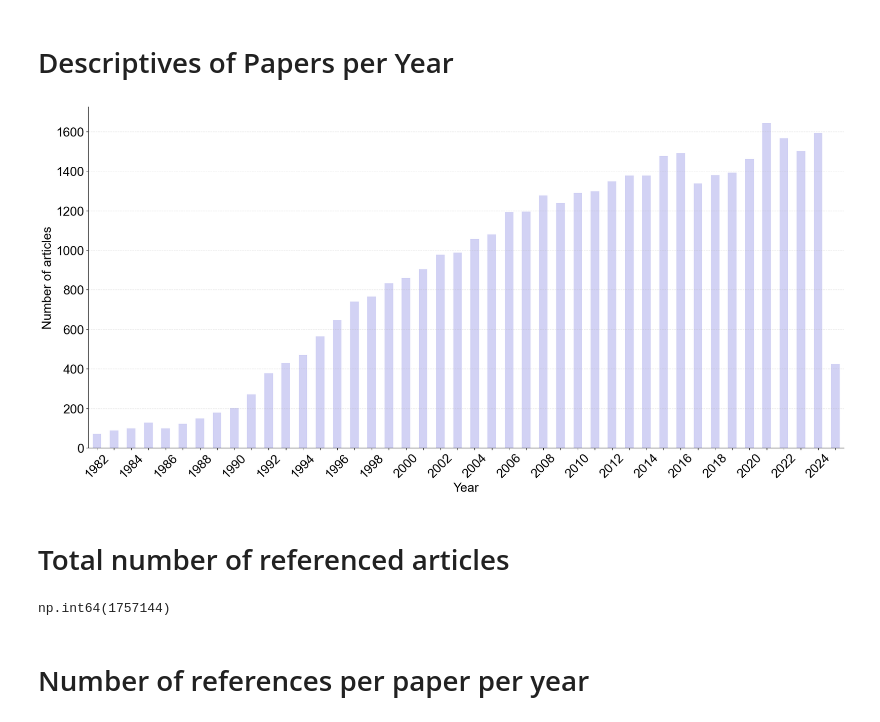
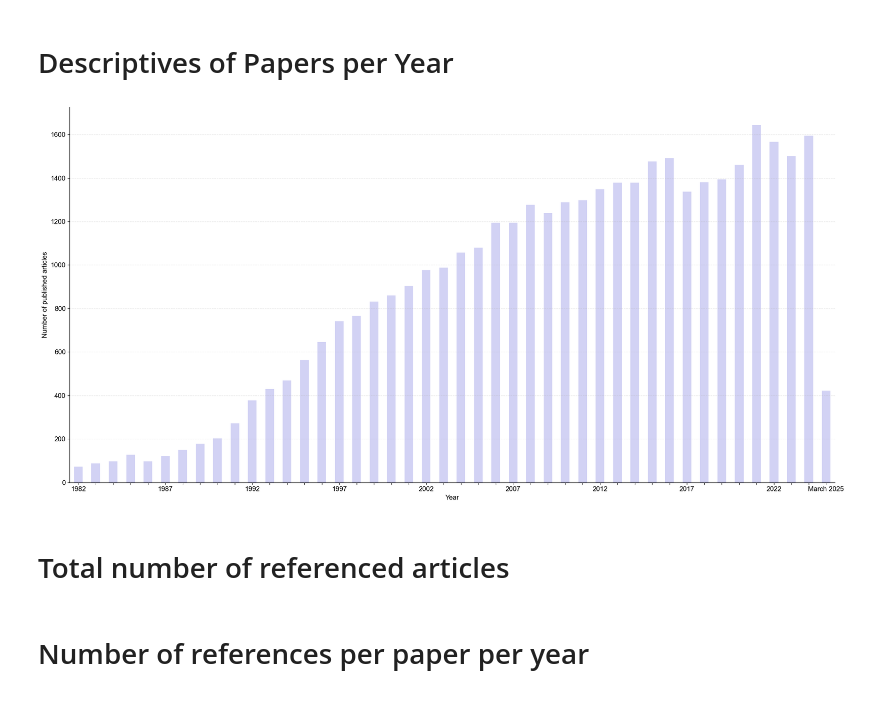
Before and after one commit to jarolim14/SSRI-Evolution, a Jupyter notebook: notebooks/06-DescriptiveStatistics.ipynb, the cells around one changed output. Cells and saved outputs as stored; diff of their text form; code cells hidden in the pictures.

```diff
--- a/notebooks/06-DescriptiveStatistics.ipynb
+++ b/notebooks/06-DescriptiveStatistics.ipynb
@@ -19,7 +19,7 @@ data_dir = os.getenv('DATA_DIR')
 src_dir = os.getenv('SRC_DIR')
 output_dir = os.getenv('OUTPUT_DIR')
 # %%
-p = data_dir + "/04-embeddings/2025/df_with_specter2_embeddings.pkl"
+p = data_dir + "/04-embeddings/df_with_specter2_embeddings.pkl"
 
 df = pd.read_pickle(p)
 # %% [markdown]
@@ -27,43 +27,49 @@ df = pd.read_pickle(p)
 # %%
 import matplotlib.pyplot as plt
 import seaborn as sns
 import matplotlib.ticker as ticker
 
 # Set font size and family
-plt.rcParams.update({"font.size": 22})
+plt.rcParams.update({"font.size": 12})
 plt.rcParams.update({"font.family": "Arial"})
 
 # Plot the average number of references in a year
-plt.figure(figsize=(20, 10))
+plt.figure(figsize=(12, 6))
 df["year"] = df["year"].astype(int)
-ax = (
-    df["year"]
-    .value_counts()
-    .sort_index()
-    .plot(kind="bar", figsize=(20, 10), color="#D2D2F4")
-)
-# Show every other x tick
-for label in ax.get_xticklabels()[1::2]:
-    label.set_visible(False)  # Set every other tick label invisible
+year_counts = df["year"].value_counts().sort_index()
+
+ax = year_counts.plot(kind="bar", figsize=(20, 10), color="#D2D2F4")
+
+# Get the years from the index
+years = year_counts.index.tolist()
+
+# Create new labels - show every other year, change last to "March 2025"
+new_labels = []
+for i, year in enumerate(years):
+    if i == len(years) - 1:  # Last position
+        new_labels.append("March 2025")
+    elif i % 5 == 0:  # Show every other year starting from first
+        new_labels.append(str(year))
+    else:
+        new_labels.append("")
+
+# Set ticks and labels together
+ax.set_xticks(range(len(years)))
+ax.set_xticklabels(new_labels, rotation=0, ha="center")
 
 # Set labels
 plt.xlabel("Year")
-plt.ylabel("Number of articles")
+plt.ylabel("Number of published articles")
 
-plt.xticks(rotation=45)
 plt.grid(axis="y", linestyle="--", alpha=0.3)
 sns.despine(top=True, right=True)
 plt.tight_layout()
-plt.savefig(output_dir + "/figures/articles_per_year2025.png", dpi=300)
+plt.savefig(output_dir + "/figures/articles_per_year_2025.png", dpi=300)
 plt.show()
 # %% [output]
-[figure, old version]
+[figure, new version]
 # %% [markdown]
 # Total number of referenced articles
-# %%
-df["nr_references"].sum()
-# %% [output]
-np.int64(1757144)
 # %% [markdown]
 # Number of references per paper per year
 # %%
```
Also changed, not shown: parts of 7 cells of this notebook, 16 other files.
